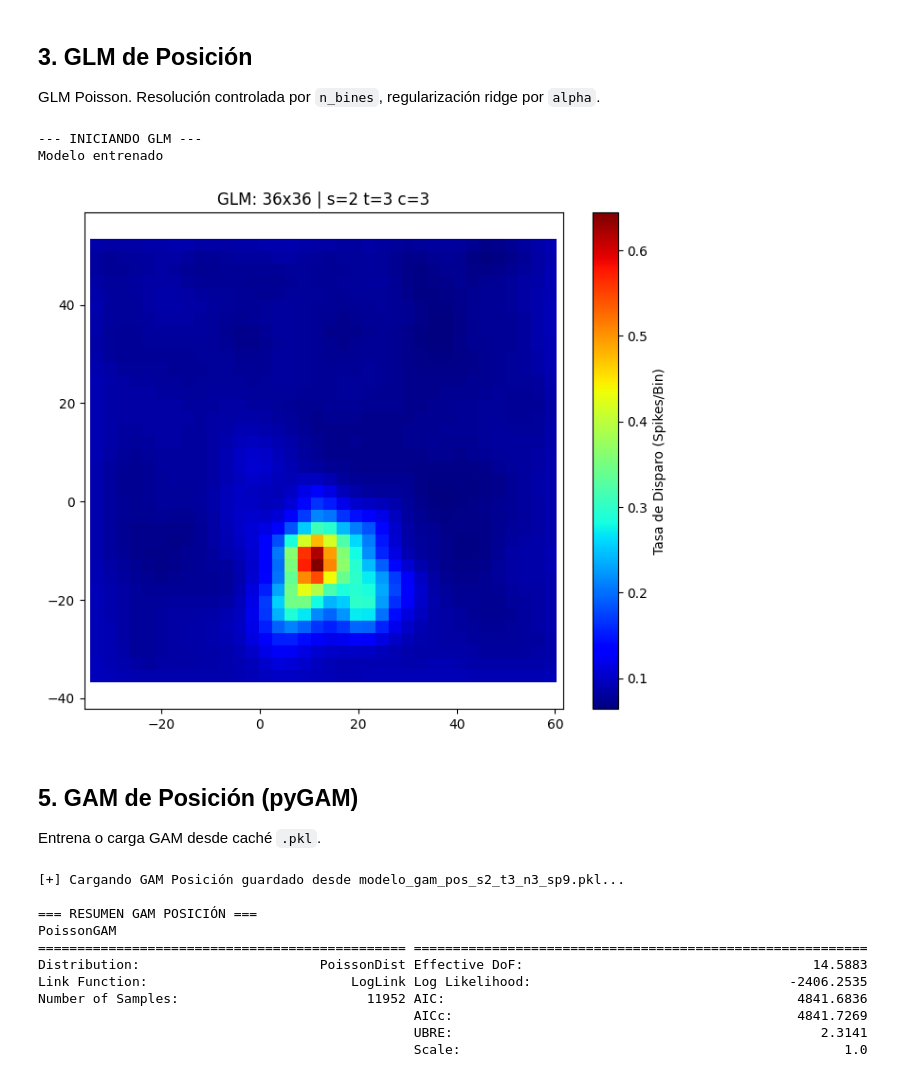
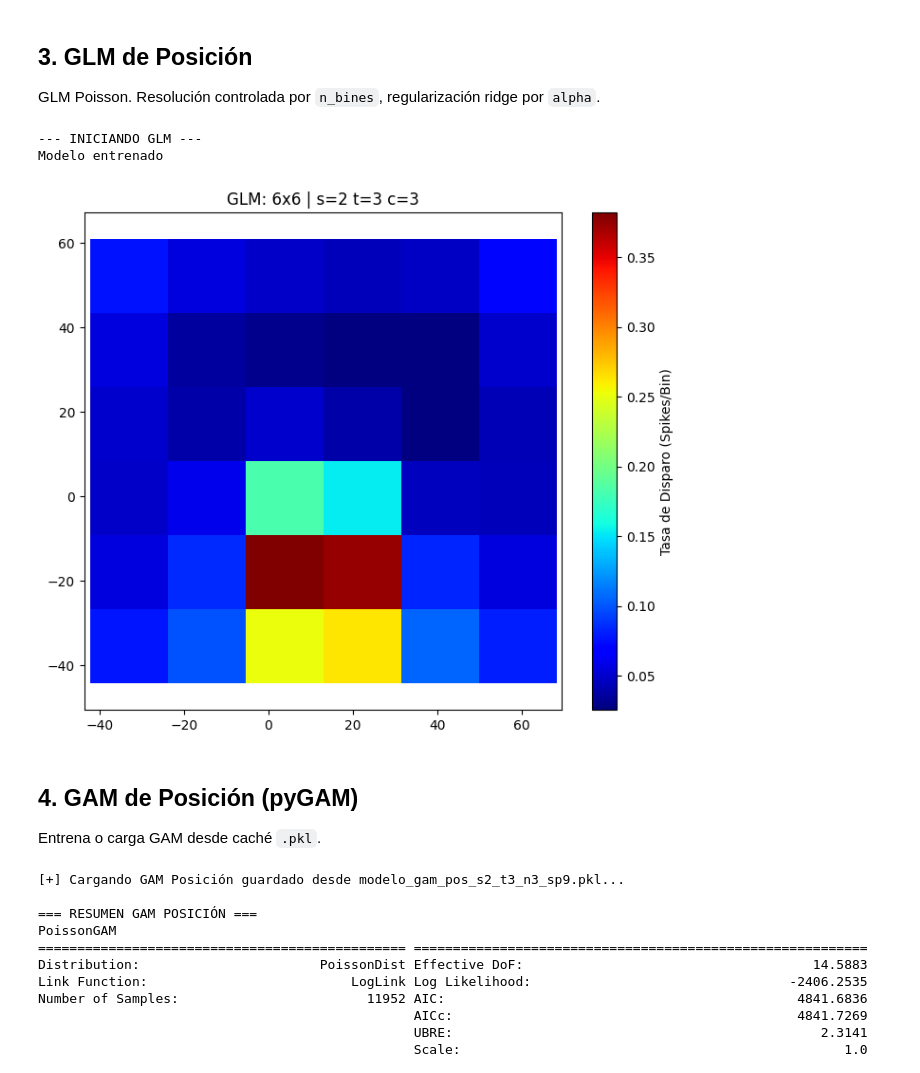
Before and after one commit to tomasroko1/Octodon-Degus, a Jupyter notebook: playground.ipynb, the cells around one changed output. Cells and saved outputs as stored; diff of their text form; code cells hidden in the pictures.

```diff
--- a/playground.ipynb
+++ b/playground.ipynb
@@ -63,13 +63,13 @@ firing_map(sesion, tetrodo, neurona)
 ## 3. GLM de Posición
 GLM Poisson. Resolución controlada por `n_bines`, regularización ridge por `alpha`.
 # %%
-glm_position(sesion, tetrodo, neurona, n_bines=36, alpha=0.01)
+glm_position(sesion, tetrodo, neurona, n_bines=6, alpha=0.01)
 # %% [output]
 --- INICIANDO GLM ---
 Modelo entrenado
-[figure, old version]
+[figure, new version]
 # %% [markdown]
-## 5. GAM de Posición (pyGAM)
+## 4. GAM de Posición (pyGAM)
 Entrena o carga GAM desde caché `.pkl`.
 # %%
 splines = 9
```
Also changed, not shown: parts of 13 cells of this notebook.
